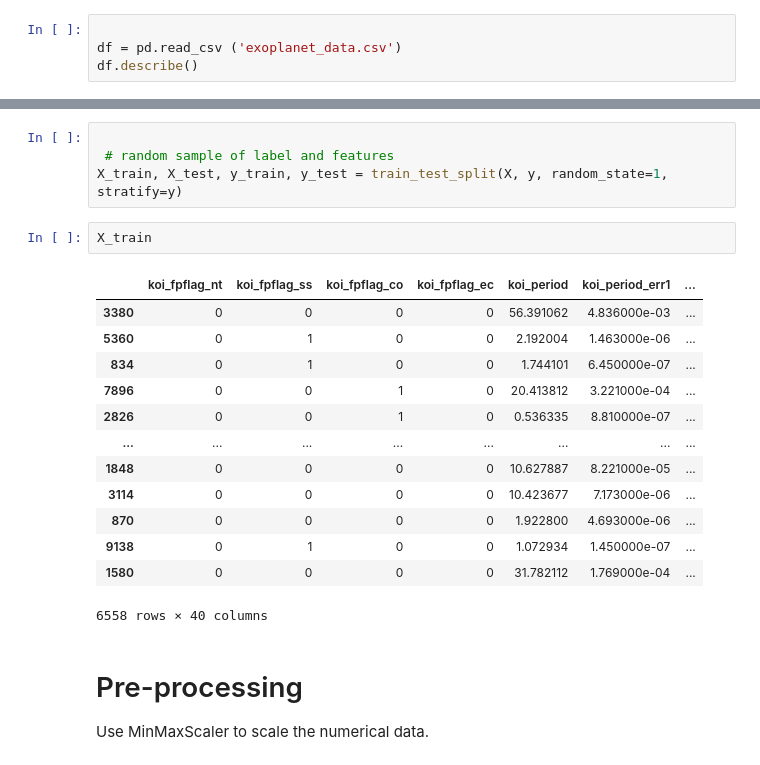
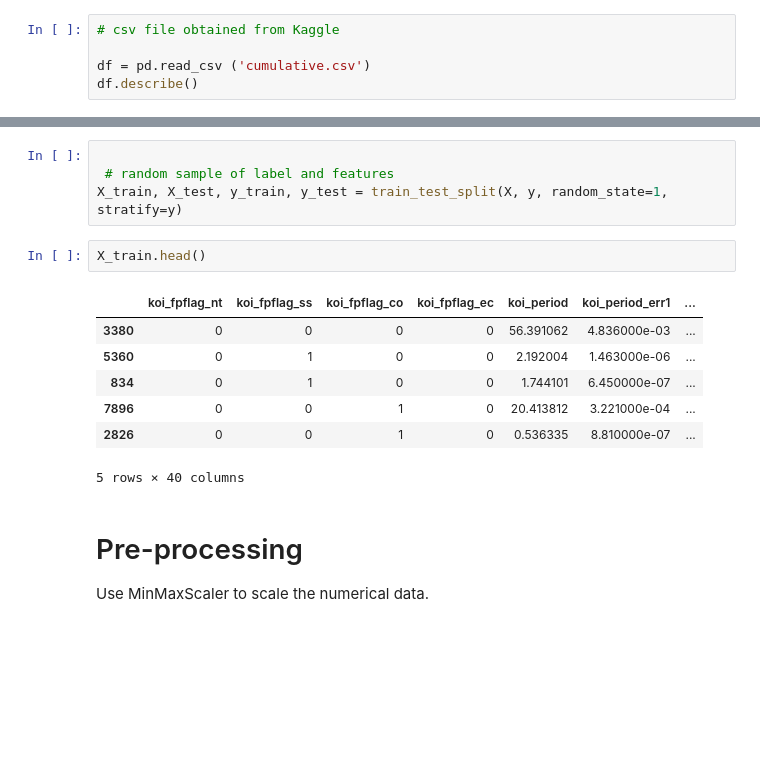
Before and after one commit to diazdez/machine-learning-challenge, a Jupyter notebook: Model1.ipynb, the cells around one changed output, grey strips where cells are left out. Drawn from its saved outputs; the diff is of its cells as text; blank space fills up the shorter version.

```diff
--- a/Model1.ipynb
+++ b/Model1.ipynb
@@ -21,8 +28,9 @@ import numpy as np
 # %% [markdown]
 # Read CSV & Perform Basic Data Cleaning
 # %%
+# csv file obtained from Kaggle
 
-df = pd.read_csv ('exoplanet_data.csv')
+df = pd.read_csv ('cumulative.csv')
 df.describe()
 # %% [output]
 |  | rowid | kepid | koi_score | koi_fpflag_nt | koi_fpflag_ss | koi_fpflag_co | koi_fpflag_ec | koi_period | ... |
@@ -119,21 +132,15 @@ from sklearn.model_selection import train_test_split
  # random sample of label and features
 X_train, X_test, y_train, y_test = train_test_split(X, y, random_state=1, stratify=y)
 # %%
-X_train
+X_train.head()
 # %% [output]
 |  | koi_fpflag_nt | koi_fpflag_ss | koi_fpflag_co | koi_fpflag_ec | koi_period | koi_period_err1 | ... |
 | 3380 | 0 | 0 | 0 | 0 | 56.391062 | 4.836000e-03 | ... |
 | 5360 | 0 | 1 | 0 | 0 | 2.192004 | 1.463000e-06 | ... |
 | 834 | 0 | 1 | 0 | 0 | 1.744101 | 6.450000e-07 | ... |
 | 7896 | 0 | 0 | 1 | 0 | 20.413812 | 3.221000e-04 | ... |
 | 2826 | 0 | 0 | 1 | 0 | 0.536335 | 8.810000e-07 | ... |
-| ... | ... | ... | ... | ... | ... | ... | ... |
-| 1848 | 0 | 0 | 0 | 0 | 10.627887 | 8.221000e-05 | ... |
-| 3114 | 0 | 0 | 0 | 0 | 10.423677 | 7.173000e-06 | ... |
-| 870 | 0 | 0 | 0 | 0 | 1.922800 | 4.693000e-06 | ... |
-| 9138 | 0 | 1 | 0 | 0 | 1.072934 | 1.450000e-07 | ... |
-| 1580 | 0 | 0 | 0 | 0 | 31.782112 | 1.769000e-04 | ... |
-6558 rows × 40 columns
+5 rows × 40 columns
 # %% [markdown]
 # Pre-processing
 Use MinMaxScaler to scale the numerical data.
```
Also changed, not shown: parts of 19 cells of this notebook, 3 other files.
